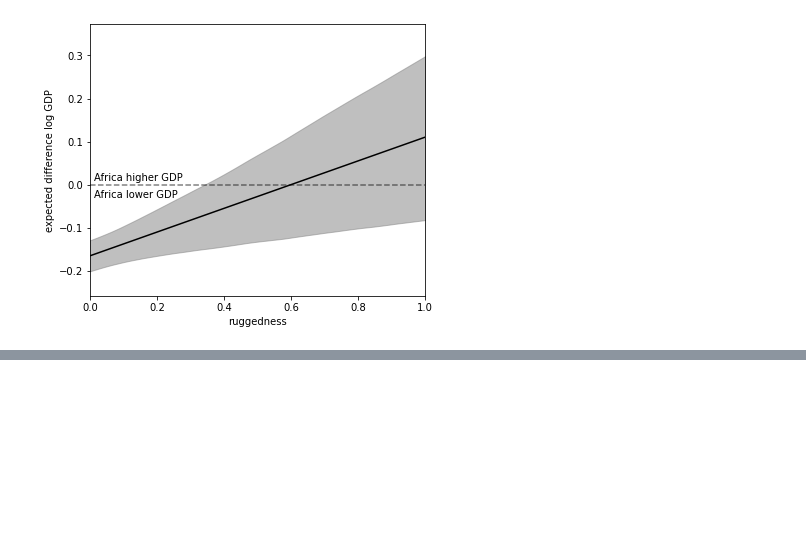
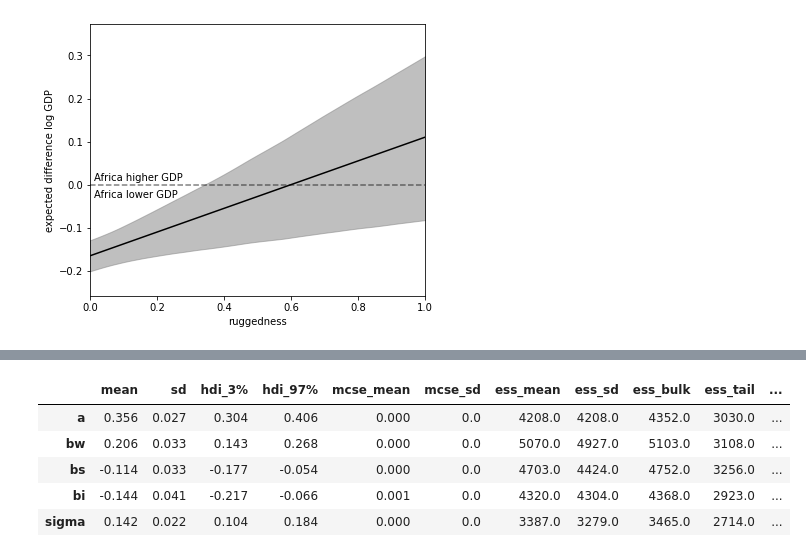
Before and after one commit to danhphan/bayesian-inferences, a Jupyter notebook: _00_rethink_stats_week5_course.ipynb, the cells around one changed output, grey strips where cells are left out. Saved outputs shown, nothing was run; the diff lists cells and outputs as text; code cells hidden in the pictures; blank space fills up the shorter version.

```diff
--- a/_00_rethink_stats_week5_course.ipynb
+++ b/_00_rethink_stats_week5_course.ipynb
@@ -276,0 +337,9 @@ ax.set_xlim(0, 1)
+# %%
+az.summary(c2_trace, credible_interval=90)
+# %% [output]
+|  | mean | sd | hdi_3% | hdi_97% | mcse_mean | mcse_sd | ess_mean | ess_sd | ess_bulk | ess_tail | ... |
+| a | 0.356 | 0.027 | 0.304 | 0.406 | 0.000 | 0.0 | 4208.0 | 4208.0 | 4352.0 | 3030.0 | ... |
+| bw | 0.206 | 0.033 | 0.143 | 0.268 | 0.000 | 0.0 | 5070.0 | 4927.0 | 5103.0 | 3108.0 | ... |
+| bs | -0.114 | 0.033 | -0.177 | -0.054 | 0.000 | 0.0 | 4703.0 | 4424.0 | 4752.0 | 3256.0 | ... |
+| bi | -0.144 | 0.041 | -0.217 | -0.066 | 0.001 | 0.0 | 4320.0 | 4304.0 | 4368.0 | 2923.0 | ... |
+| sigma | 0.142 | 0.022 | 0.104 | 0.184 | 0.000 | 0.0 | 3387.0 | 3279.0 | 3465.0 | 2714.0 | ... |
```
Also changed, not shown: parts of 16 cells of this notebook.
